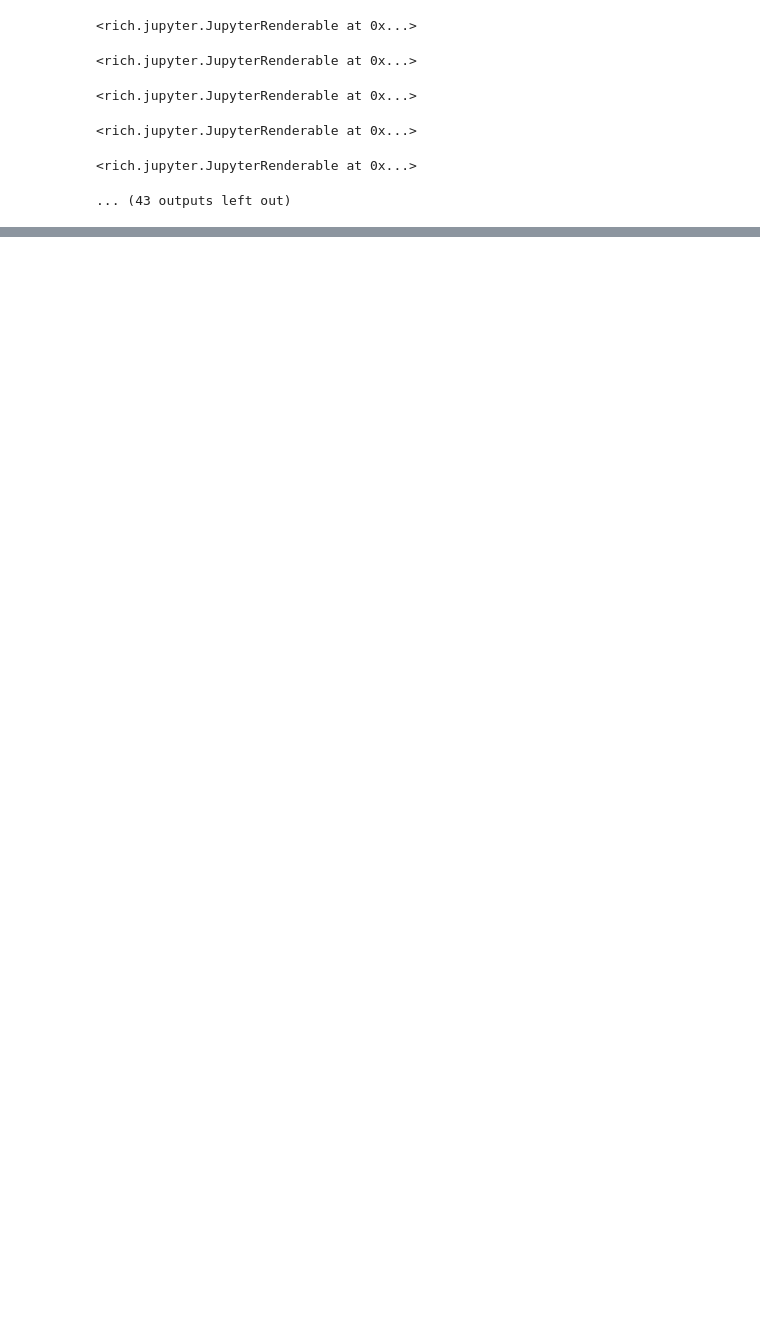
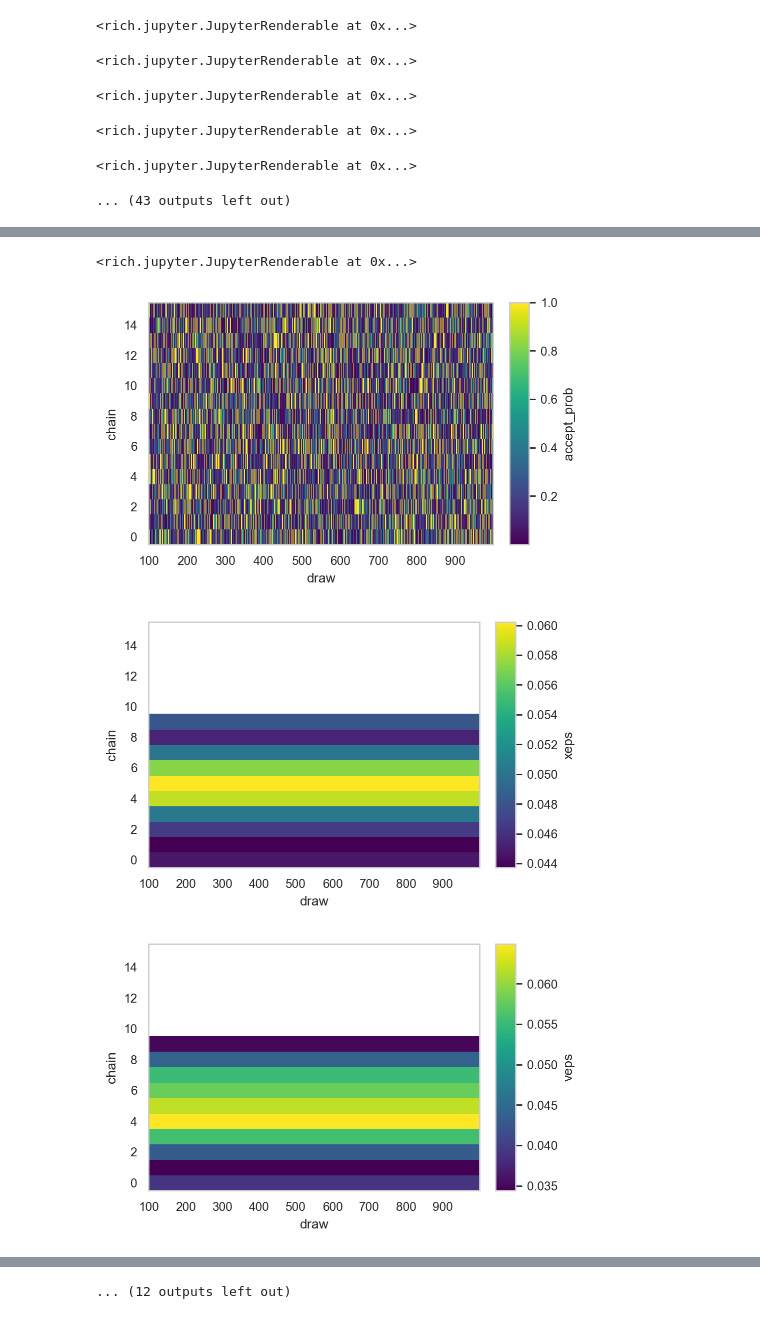
Before and after one commit to saforem2/l2hmc-qcd, a Jupyter notebook: l2hmc-qcd/notebooks/complete_example_2021_01_26.ipynb, the cells around one changed output, grey strips where cells are left out. Cells and saved outputs as stored; diff of their text form; code cells hidden in the pictures; blank space fills up the shorter version.

```diff
--- a/l2hmc-qcd/notebooks/complete_example_2021_01_26.ipynb
+++ b/l2hmc-qcd/notebooks/complete_example_2021_01_26.ipynb
@@ -201,0 +250,18 @@ IFrame(pdf_file, width=600, height=300)
+# %%
+num_chains_to_plot = 16
+
+run_dataset = inference_results.run_data.get_dataset(therm_frac=0.1)
+for key, val in run_dataset.data_vars.items():
+    if key not in to_plot:
+        continue
+
+    val = val[:num_chains_to_plot]
+    fig, ax = plt.subplots(constrained_layout=True, figsize=set_size())
+    _ = val.plot(ax=ax)
+
+_ = make_ridgeplots(run_dataset, num_chains_to_plot)
+# %% [output]
+<rich.jupyter.JupyterRenderable at 0x...>
+[figure, added]
+[figure, added]
+[figure, added]
@@ -201,0 +276 @@ IFrame(pdf_file, width=600, height=300)
+... (12 outputs left out)
```
Also changed, not shown: parts of 15 cells of this notebook.
